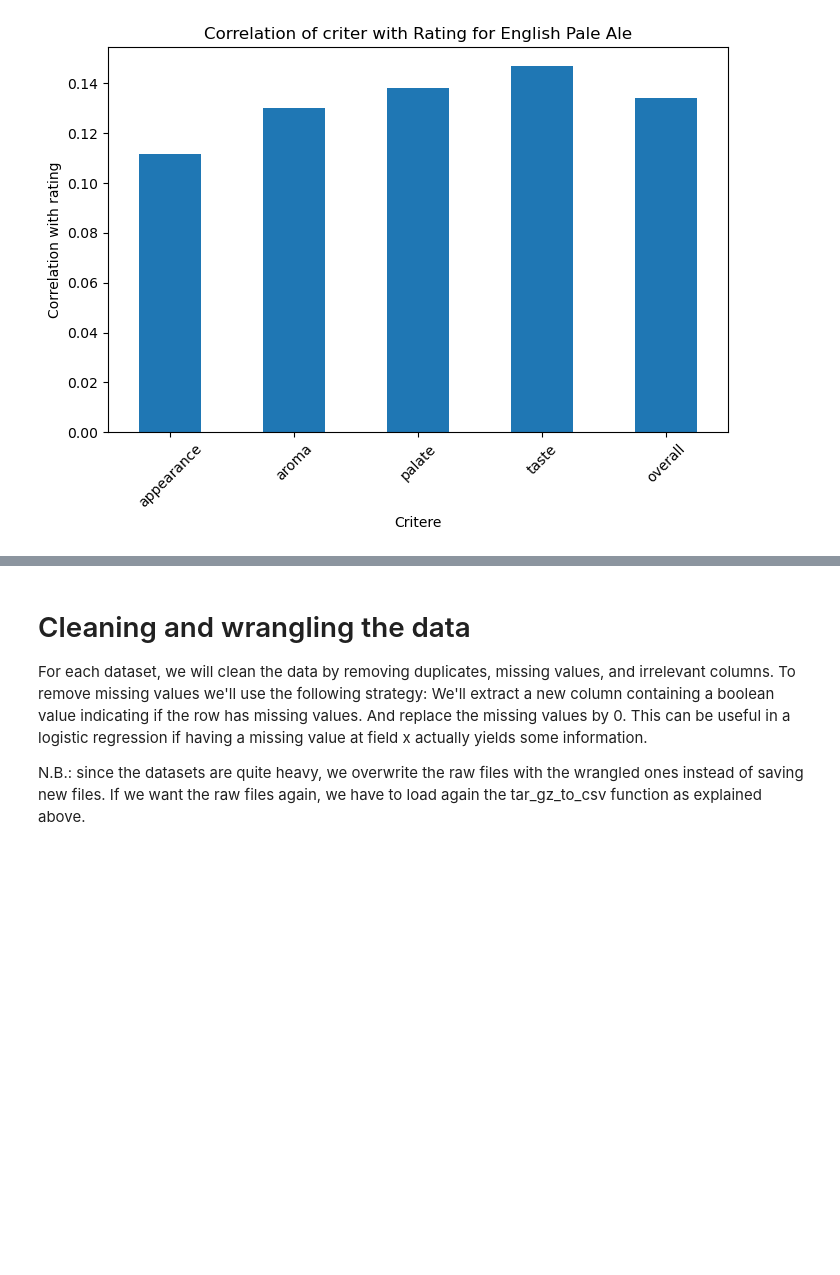
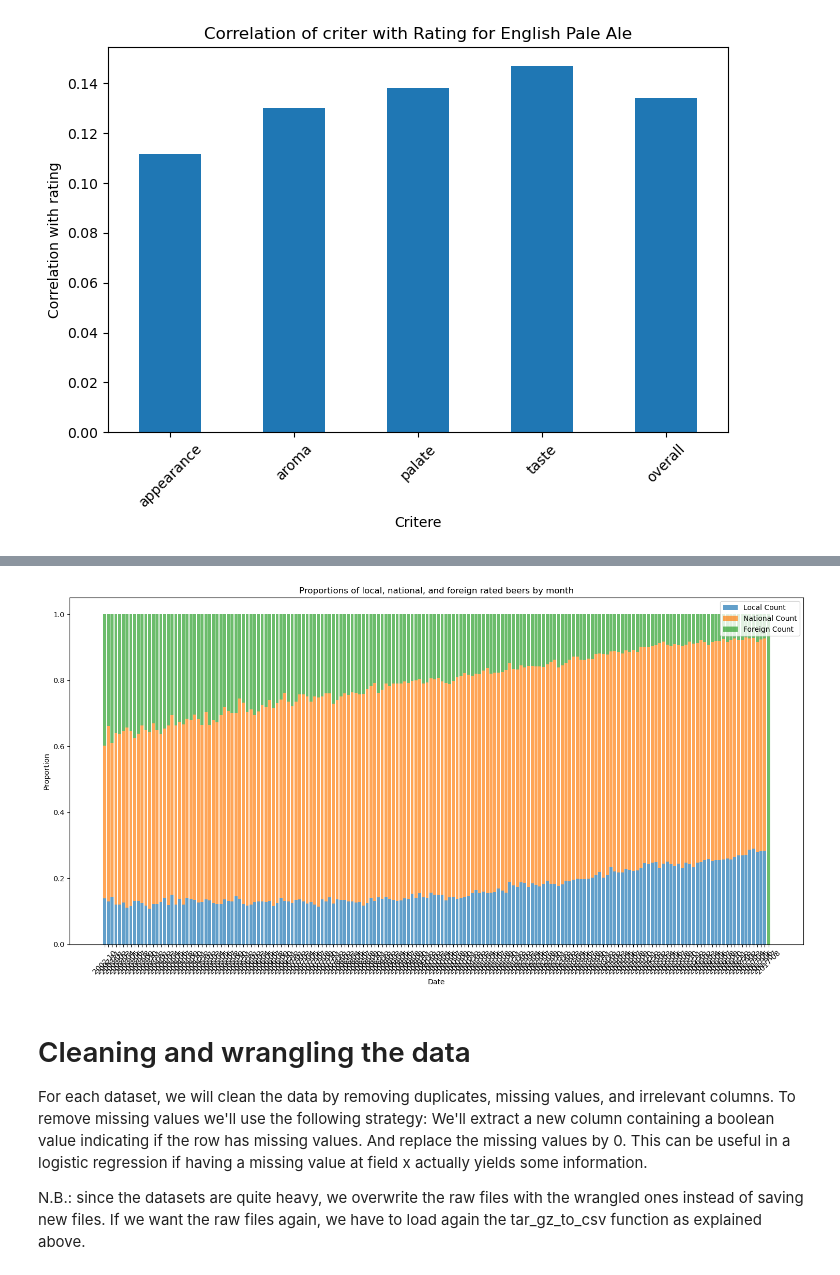
Before and after one commit to epfl-ada/ada-2024-project-fandemondada, a Jupyter notebook: old_results.ipynb, the cells around one changed output, grey strips where cells are left out. Cells and saved outputs as stored; diff of their text form; code cells hidden in the pictures; blank space fills up the shorter version.

```diff
--- a/old_results.ipynb
+++ b/old_results.ipynb
@@ -161,0 +225,20 @@ Roggenbier                       0.051973
+# %%
+dic_state_provenance['all_states'] = {}
+
+for date_key in dic_state_provenance['Washington']['local_count'].keys():
+    date_key_str = str(date_key)
+    if date_key_str not in dic_state_provenance['all_states']:
+        dic_state_provenance['all_states'][date_key_str] = {
+            'local_count': 0,
+            'national_count': 0,
+            'foreign_count': 0
+        }
+
+    #conbine cnts for all states
+    for state_key in dic_state_provenance.keys():
+        if state_key == 'all_states':
+            continue
+
+        dic_state_provenance['all_states'][date_key_str]['local_count'] += dic_state_provenance[state_key]['local_count'].get(date_key, 0)
+        dic_state_provenance['all_states'][date_key_str]['national_count'] += dic_state_provenance[state_key].get('national_count', {}).get(date_key, 0)
+        dic_state_provenance['all_states'][date_key_str]['foreign_count'] += dic_state_provenance[state_key].get('foreign_count', {}).get(date_key, 0)
@@ -162,3 +247,39 @@ Roggenbier                       0.051973
+# %%
+dates = []
+local_proportions = []
+national_proportions = []
+foreign_proportions = []
+
+for date, data in dic_state_provenance['all_states'].items():
+    total = data['local_count'] + data['national_count'] + data['foreign_count']
+    if total > 0:
+        dates.append(date)
+        local_proportions.append(data['local_count'] / total)
+        national_proportions.append(data['national_count'] / total)
+        foreign_proportions.append(data['foreign_count'] / total)
+
+dates, local_proportions, national_proportions, foreign_proportions = zip(
+    *sorted(zip(dates, local_proportions, national_proportions, foreign_proportions))
+)
+
+plt.figure(figsize=(15, 8))
+plt.bar(dates, local_proportions, label='Local Count', alpha=0.7)
+plt.bar(dates, national_proportions, bottom=local_proportions, label='National Count', alpha=0.7)
+plt.bar(
+    dates, foreign_proportions,
+    bottom=[i + j for i, j in zip(local_proportions, national_proportions)],
+    label='Foreign Count', alpha=0.7
+)
+
+plt.xlabel('Date')
+plt.ylabel('Proportion')
+plt.title('Proportions of local, national, and foreign rated beers by month')
+plt.xticks(rotation=45)
+plt.legend(loc='upper right')
+plt.tight_layout()
+plt.show()
+# %% [output]
+[figure, added]
 # %% [markdown]
 # Cleaning and wrangling the data
 
```
Also changed, not shown: parts of 13 cells of this notebook, 1 other file.
